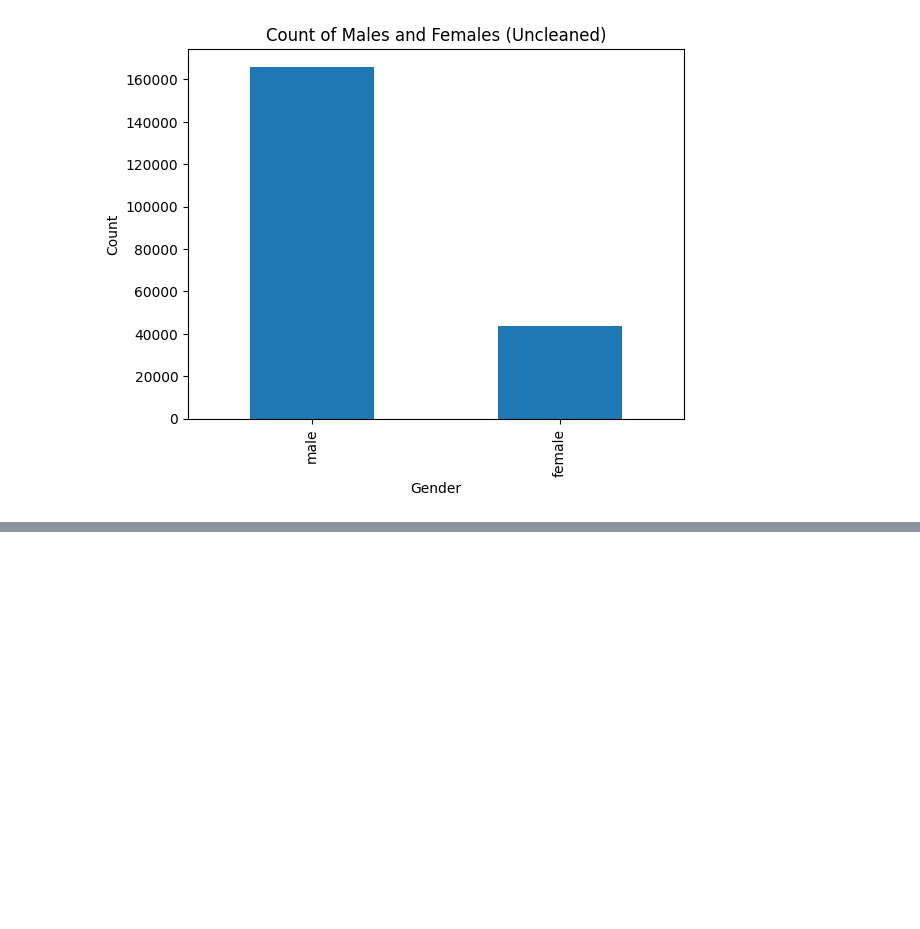
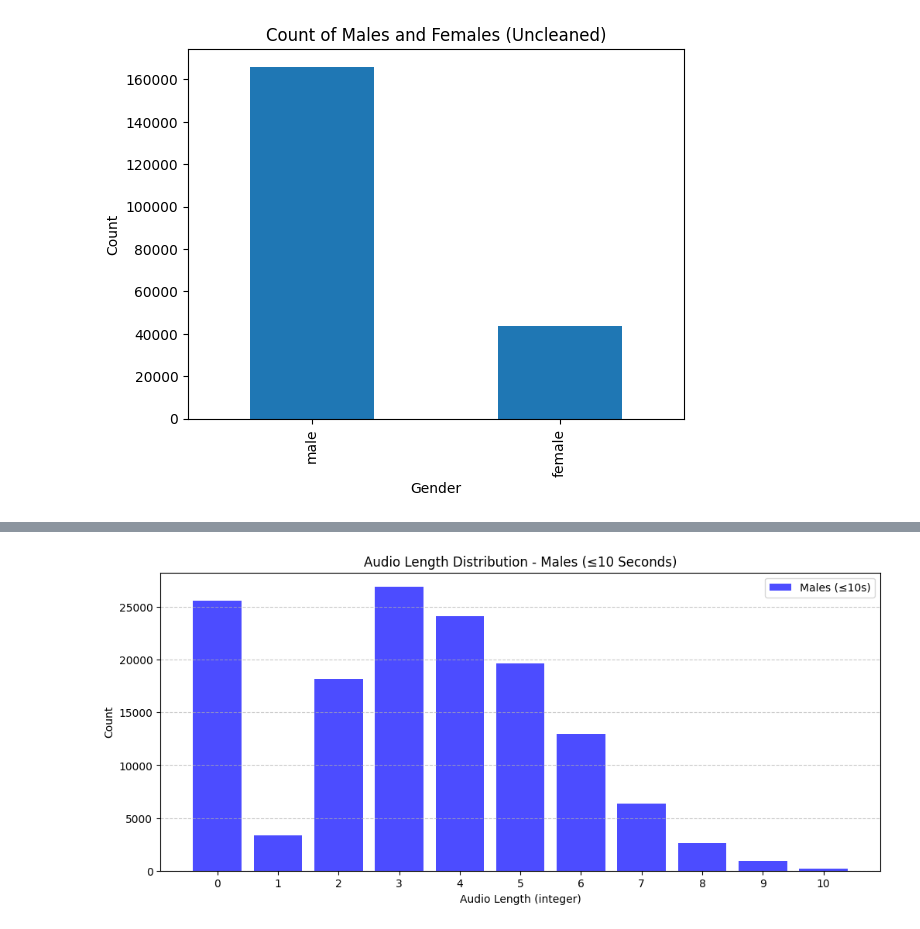
Before and after one commit to marwan2232004/Harmony, a Jupyter notebook: core/notebooks/1_data_exploration.ipynb, the cells around one changed output, grey strips where cells are left out. Cells and saved outputs as stored; diff of their text form; code cells hidden in the pictures; blank space fills up the shorter version.

```diff
--- a/core/notebooks/1_data_exploration.ipynb
+++ b/core/notebooks/1_data_exploration.ipynb
@@ -40,73 +36,36 @@ plt.show()
 [figure]
 [figure]
 # %%
-import os
-import subprocess
-import pandas as pd
 import matplotlib.pyplot as plt
-from multiprocessing import Pool, cpu_count
+import numpy as np
 
-# ===== 1. CONFIGURE PATHS =====
-AUDIO_DIR = r"D:\Github\NN Dataset zips"
-CSV_PATH = "D:\Github\Harmony\data\cleaned.csv"  # Your original CSV file
+# Filter the DataFrames to include only audio_length <= 10
+males_filtered = males[males['audio_length'] <= 10]
+females_filtered = females[females['audio_length'] <= 10]
 
-# ===== 2. INITIALIZE/RESUME =====
-try:
-    # Try loading existing progress
-    df = pd.read_csv(CSV_PATH)
-    if 'audio_length' not in df.columns:
-        df['audio_length'] = None  # Initialize column if missing
-    remaining_count = len(df[df['audio_length'].isna()])
-    print(f"Resuming processing - {remaining_count} files remaining")
-except FileNotFoundError:
-    raise Exception("Original CSV file not found!")
+# Count occurrences of each audio length (after filtering)
+male_counts = males_filtered['audio_length'].value_counts().sort_index()
+female_counts = females_filtered['audio_length'].value_counts().sort_index()
 
-# ===== 3. AUDIO LENGTH EXTRACTION =====
-def get_audio_length(file_path):
-    try:
-        cmd = [
-            'ffprobe',
-            '-v', 'error',
-            '-show_entries', 'format=duration',
-            '-of', 'default=noprint_wrappers=1:nokey=1',
-            file_path
-        ]
-        output = subprocess.check_output(cmd, stderr=subprocess.PIPE, timeout=5)
-        return float(output.decode('utf-8').strip())
-    except Exception as e:
-        print(f"Error processing {file_path}: {str(e)}")
-        return 0.0
+# Plot for males (≤10 seconds)
+plt.figure(figsize=(12, 5))
+plt.bar(male_counts.index, male_counts.values, alpha=0.7, label='Males (≤10s)', color='blue')
+plt.title('Audio Length Distribution - Males (≤10 Seconds)')
+plt.xlabel('Audio Length (integer)')
+plt.ylabel('Count')
+plt.xticks(np.arange(min(male_counts.index), max(male_counts.index) + 1, 1))  # Show every integer
+plt.legend()
+plt.grid(axis='y', linestyle='--', alpha=0.7)
+plt.show()
 
-def process_file(file_name):
-    file_path = os.path.join(AUDIO_DIR, file_name)
-    return get_audio_length(file_path)
-
-# ===== 4. PROCESSING IN CHUNKS =====
-if __name__ == "__main__":
-    # Process in chunks and save after each
-    chunk_size = 1000  # Adjust based on your system
-    remaining = df[df['audio_length'].isna()]
-
-    for i in range(0, len(remaining), chunk_size):
-        chunk = remaining.iloc[i:i + chunk_size]
-        print(f"Processing files {i} to {i + len(chunk)}...")
-
-        with Pool(cpu_count()) as pool:
-            chunk_results = pool.map(process_file, chunk['path'])
-
-        # Update original DataFrame
-        df.loc[chunk.index, 'audio_length'] = chunk_results
-
-        # Save progress back to original CSV
-        df.to_csv(CSV_PATH, index=False)
-        print(f"Saved progress up to file {i + len(chunk)}")
-
-    print("Processing complete!")
-
-    # Optional analysis
-    df['audio_length'].hist(bins=50, edgecolor='black')
-    plt.xlabel("Duration (seconds)")
-    plt.ylabel("Frequency")
-    plt.title("Audio Length Distribution")
-    plt.show()
+# Plot for females (≤10 seconds)
+plt.figure(figsize=(12, 5))
+plt.bar(female_counts.index, female_counts.values, alpha=0.7, label='Females (≤10s)', color='orange')
+plt.title('Audio Length Distribution - Females (≤10 Seconds)')
+plt.xlabel('Audio Length (integer)')
+plt.ylabel('Count')
+plt.xticks(np.arange(min(female_counts.index), max(female_counts.index) + 1, 1))
+plt.legend()
+plt.grid(axis='y', linestyle='--', alpha=0.7)
+plt.show()
 # %% [output]
@@ -114,0 +72 @@ Processing files 0 to 1000...
+[figure, added]
```
Also changed, not shown: parts of 4 cells of this notebook, 4 other files.
